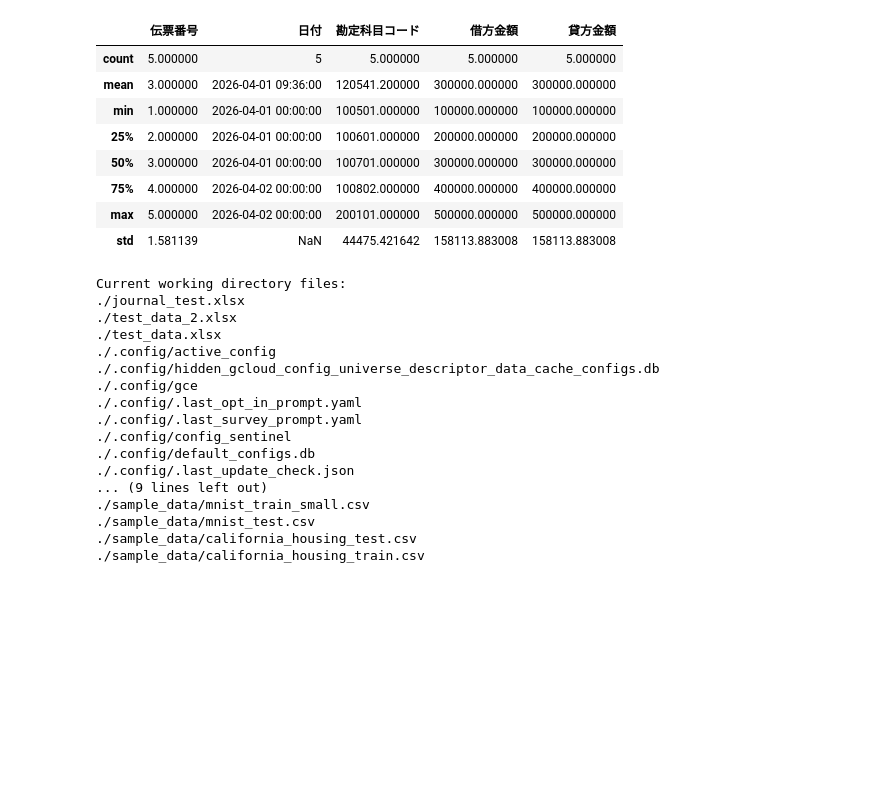
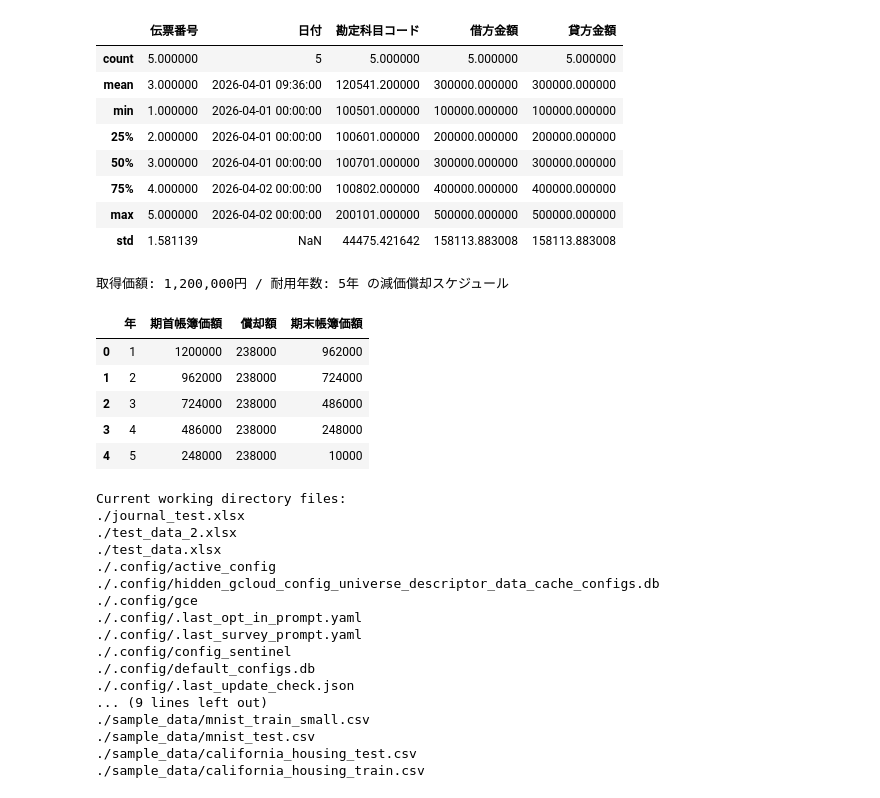
Before and after one commit to Koji-Accounting-Tech/D365-Finance-Data-Validator, a Jupyter notebook: D365_Data_Processing.ipynb, the cells around one changed output. Saved outputs shown, nothing was run; the diff lists cells and outputs as text; code cells hidden in the pictures; blank space fills up the shorter version.

```diff
--- a/D365_Data_Processing.ipynb
+++ b/D365_Data_Processing.ipynb
@@ -31,3 +31,55 @@ display(df.describe())
 | 75% | 4.000000 | 2026-04-02 00:00:00 | 100802.000000 | 400000.000000 | 400000.000000 |
 | max | 5.000000 | 2026-04-02 00:00:00 | 200101.000000 | 500000.000000 | 500000.000000 |
 | std | 1.581139 | NaN | 44475.421642 | 158113.883008 | 158113.883008 |
+# %%
+import pandas as pd
+
+def calculate_straight_line_depreciation(acquisition_cost, salvage_value, useful_life_years):
+    """
+    定額法の減価償却スケジュールを計算する関数
+    """
+    # 年間の償却額 = (取得価額 - 残存価額) / 耐用年数
+    annual_depreciation = (acquisition_cost - salvage_value) / useful_life_years
+
+    schedule = []
+    current_book_value = acquisition_cost
+
+    for year in range(1, useful_life_years + 1):
+        # 最終年の調整（残存価額を下回らないようにする）
+        if year == useful_life_years:
+            depreciation_amount = current_book_value - salvage_value
+        else:
+            depreciation_amount = annual_depreciation
+
+        current_book_value -= depreciation_amount
+
+        schedule.append({
+            "年": year,
+            "期首帳簿価額": round(current_book_value + depreciation_amount),
+            "償却額": round(depreciation_amount),
+            "期末帳簿価額": round(current_book_value)
+        })
+
+    return pd.DataFrame(schedule)
+
+# --- テスト用の設定値 ---
+cost = 1200000    # 取得価額（120万円）
+salvage = 10000   # 残存価額（1万円）
+life = 5          # 耐用年数（5年）
+
+# 実行
+depreciation_df = calculate_straight_line_depreciation(cost, salvage, life)
+
+print(f"取得価額: {cost:,}円 / 耐用年数: {life}年 の減価償却スケジュール")
+display(depreciation_df)
+
+# Excelとして保存したい場合（任意）
+# depreciation_df.to_excel("depreciation_schedule.xlsx", index=False)
+# %% [output]
+取得価額: 1,200,000円 / 耐用年数: 5年 の減価償却スケジュール
+|  | 年 | 期首帳簿価額 | 償却額 | 期末帳簿価額 |
+| 0 | 1 | 1200000 | 238000 | 962000 |
+| 1 | 2 | 962000 | 238000 | 724000 |
+| 2 | 3 | 724000 | 238000 | 486000 |
+| 3 | 4 | 486000 | 238000 | 248000 |
+| 4 | 5 | 248000 | 238000 | 10000 |
```
Also changed, not shown: parts of 1 cell of this notebook.
